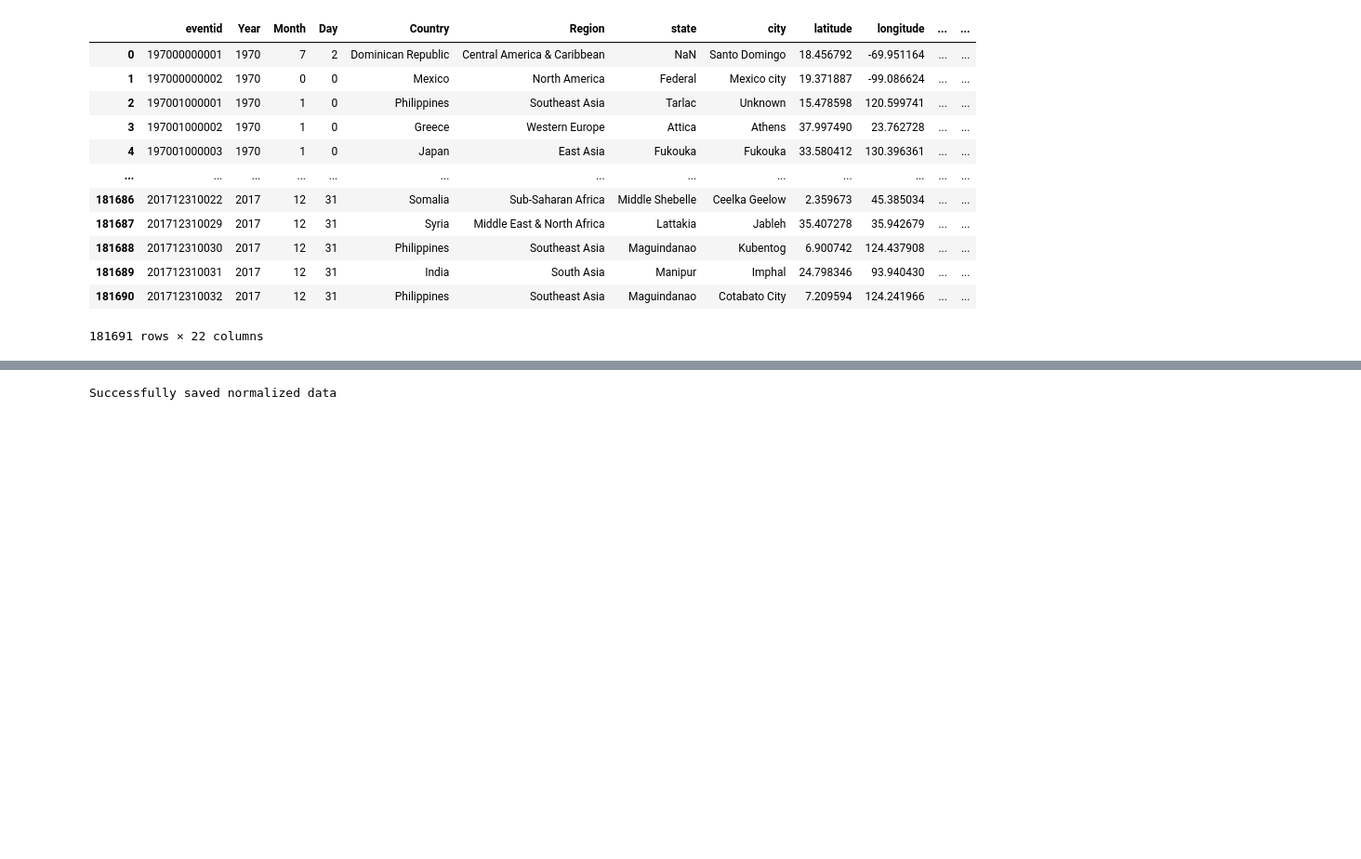
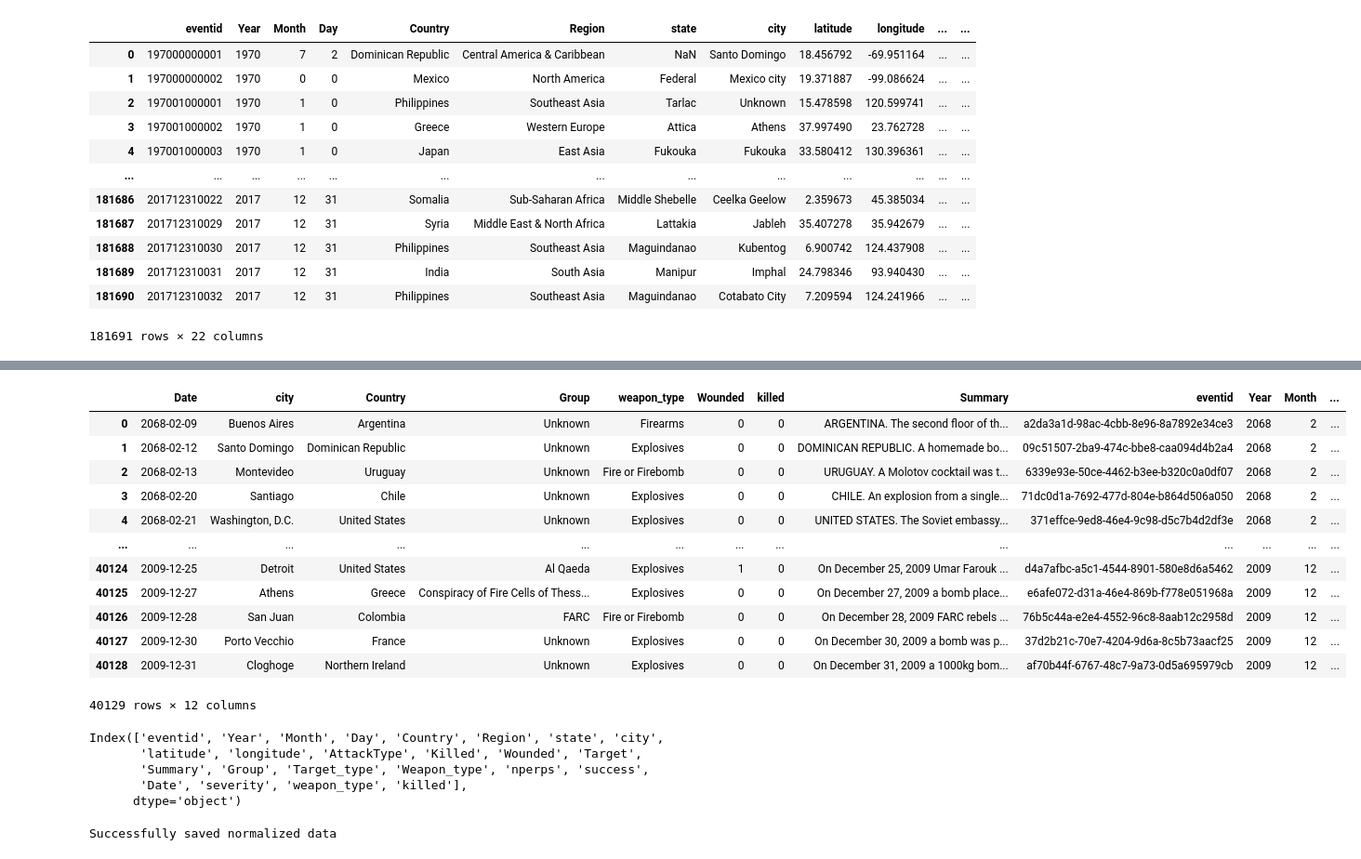
Before and after one commit to yoni97/analysis_global_terrorism, a Jupyter notebook: pandas_analytics/analystics.ipynb, the cells around one changed output, grey strips where cells are left out. Shown at 93% size. Drawn from its saved outputs; the diff is of its cells as text; code cells hidden in the pictures; blank space fills up the shorter version.

Commit message:
Merging the second dataset

```diff
--- a/pandas_analytics/analystics.ipynb
+++ b/pandas_analytics/analystics.ipynb
@@ -181,3 +154,6 @@ df
 | 181689 | 201712310031 | 2017 | 12 | 31 | India | South Asia | Manipur | Imphal | 24.798346 | 93.940430 | ... | ... |
 | 181690 | 201712310032 | 2017 | 12 | 31 | Philippines | Southeast Asia | Maguindanao | Cotabato City | 7.209594 | 124.241966 | ... | ... |
 181691 rows × 22 columns
+# %%
+data = pd.read_csv('../csv_files/RAND_Database_of_Worldwide_Terrorism_Incidents.csv', encoding='latin1', low_memory=False)
+data
@@ -183,0 +174,4 @@ df
+# %%
+data['Date'] = pd.to_datetime(data['Date'], format='%d-%b-%y', errors='coerce')
+# print(data[data['Date'].isna()])
+data
@@ -183,0 +192,66 @@ df
+# %%
+from uuid import uuid4
+
+data["eventid"] = [str(uuid4()) for _ in range(len(data))]
+
+data["Year"] = pd.to_datetime(data["Date"], errors="coerce").dt.year.fillna(0).astype(int)
+data["Month"] = pd.to_datetime(data["Date"], errors="coerce").dt.month.fillna(0).astype(int)
+data["Day"] = pd.to_datetime(data["Date"], errors="coerce").dt.day.fillna(0).astype(int)
+
+columns_with_defaults = {
+    "City": "Unknown",
+    "Country": "Unknown",
+    "Perpetrator": "Unknown Group",
+    "Weapon": "Unknown Weapon",
+    "Injuries": 0,
+    "Fatalities": 0,
+    "Description": "No description available",
+}
+
+for col, default in columns_with_defaults.items():
+    if col not in data.columns:
+        data[col] = default
+    data[col] = data[col].fillna(default)
+
+data.rename(
+    columns={
+        "Perpetrator": "Group",
+        "Weapon": "weapon_type",
+        "Injuries": "Wounded",
+        "Fatalities": "killed",
+        "Description": "Summary",
+        'City': 'city',
+    },
+    inplace=True,
+)
+
+columns_to_remove = [
+    "City", "Perpetrator", "Weapon", "Injuries", "Fatalities", "Description", "date"
+]
+data.drop(columns=[col for col in columns_to_remove if col in data.columns], inplace=True)
+
+data.reset_index(drop=True, inplace=True)
+data
+# %% [output]
+|  | Date | city | Country | Group | weapon_type | Wounded | killed | Summary | eventid | Year | Month | ... |
+| 0 | 2068-02-09 | Buenos Aires | Argentina | Unknown | Firearms | 0 | 0 | ARGENTINA. The second floor of th... | a2da3a1d-98ac-4cbb-8e96-8a7892e34ce3 | 2068 | 2 | ... |
+| 1 | 2068-02-12 | Santo Domingo | Dominican Republic | Unknown | Explosives | 0 | 0 | DOMINICAN REPUBLIC. A homemade bo... | 09c51507-2ba9-474c-bbe8-caa094d4b2a4 | 2068 | 2 | ... |
+| 2 | 2068-02-13 | Montevideo | Uruguay | Unknown | Fire or Firebomb | 0 | 0 | URUGUAY. A Molotov cocktail was t... | 6339e93e-50ce-4462-b3ee-b320c0a0df07 | 2068 | 2 | ... |
+| 3 | 2068-02-20 | Santiago | Chile | Unknown | Explosives | 0 | 0 | CHILE. An explosion from a single... | 71dc0d1a-7692-477d-804e-b864d506a050 | 2068 | 2 | ... |
+| 4 | 2068-02-21 | Washington, D.C. | United States | Unknown | Explosives | 0 | 0 | UNITED STATES. The Soviet embassy... | 371effce-9ed8-46e4-9c98-d5c7b4d2df3e | 2068 | 2 | ... |
+| ... | ... | ... | ... | ... | ... | ... | ... | ... | ... | ... | ... | ... |
+| 40124 | 2009-12-25 | Detroit | United States | Al Qaeda | Explosives | 1 | 0 | On December 25, 2009 Umar Farouk ... | d4a7afbc-a5c1-4544-8901-580e8d6a5462 | 2009 | 12 | ... |
+| 40125 | 2009-12-27 | Athens | Greece | Conspiracy of Fire Cells of Thess... | Explosives | 0 | 0 | On December 27, 2009 a bomb place... | e6afe072-d31a-46e4-869b-f778e051968a | 2009 | 12 | ... |
+| 40126 | 2009-12-28 | San Juan | Colombia | FARC | Fire or Firebomb | 0 | 0 | On December 28, 2009 FARC rebels ... | 76b5c44a-e2e4-4552-96c8-8aab12c2958d | 2009 | 12 | ... |
+| 40127 | 2009-12-30 | Porto Vecchio | France | Unknown | Explosives | 0 | 0 | On December 30, 2009 a bomb was p... | 37d2b21c-70e7-4204-9d6a-8c5b73aacf25 | 2009 | 12 | ... |
+| 40128 | 2009-12-31 | Cloghoge | Northern Ireland | Unknown | Explosives | 0 | 0 | On December 31, 2009 a 1000kg bom... | af70b44f-6767-48c7-9a73-0d5a695979cb | 2009 | 12 | ... |
+40129 rows × 12 columns
+# %%
+merged_df = pd.concat([df, data], ignore_index=True)
+merged_df.columns
+# %% [output]
+Index(['eventid', 'Year', 'Month', 'Day', 'Country', 'Region', 'state', 'city',
+       'latitude', 'longitude', 'AttackType', 'Killed', 'Wounded', 'Target',
+       'Summary', 'Group', 'Target_type', 'Weapon_type', 'nperps', 'success',
+       'Date', 'severity', 'weapon_type', 'killed'],
+      dtype='object')
```
Also changed, not shown: parts of 8 cells of this notebook.
